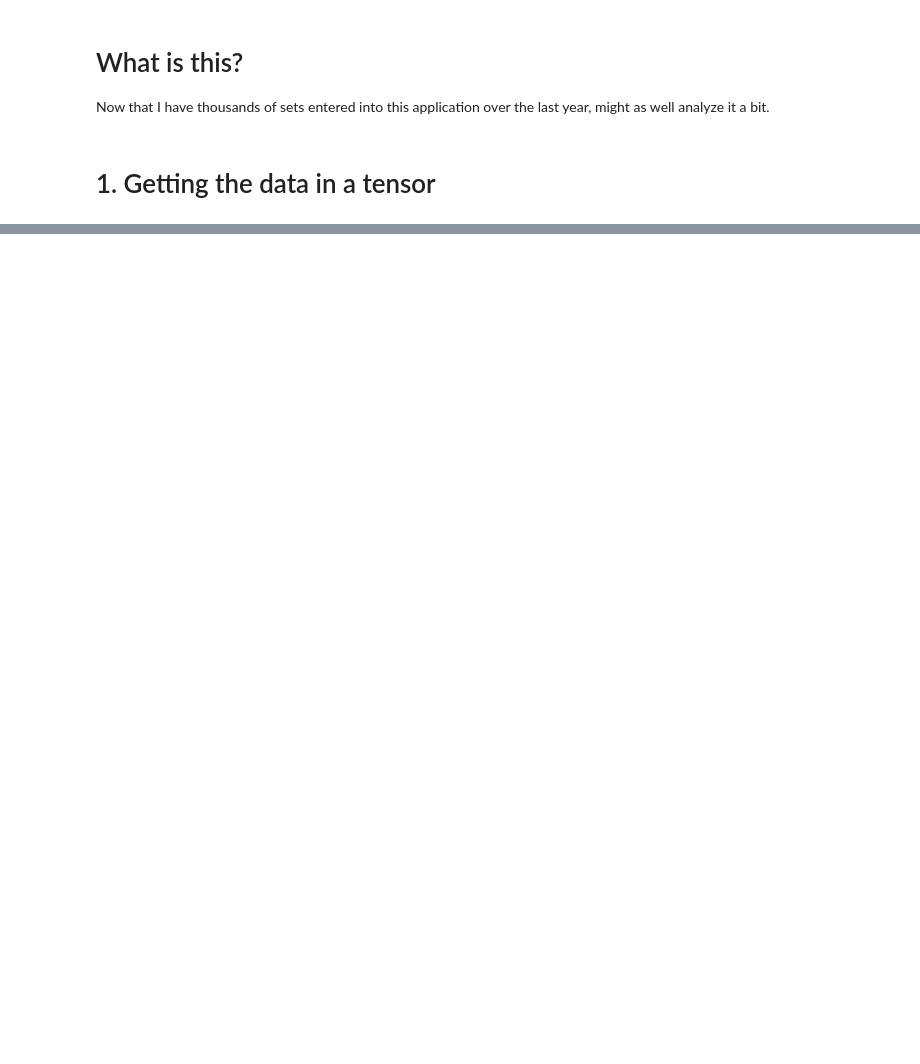
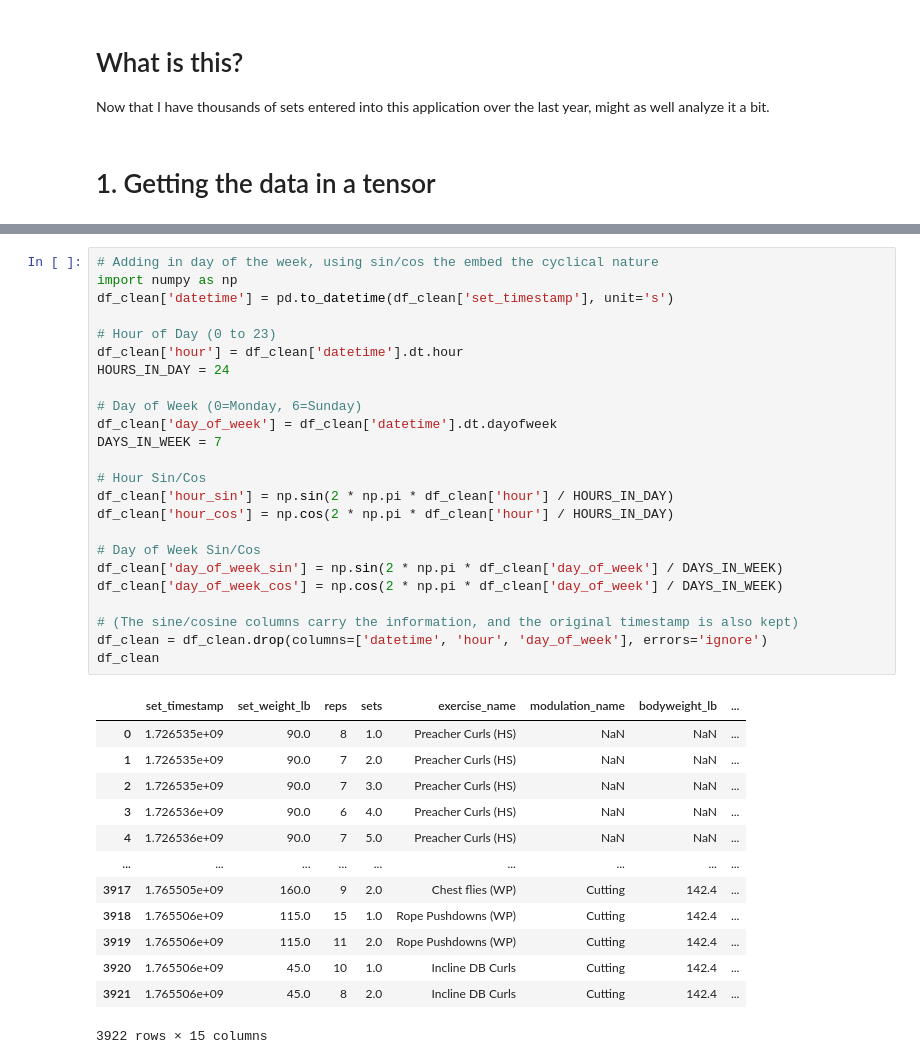
Before and after one commit to robbiehammond/GainsIQ, a Jupyter notebook: analysis/analysis.ipynb, the cells around one changed output, grey strips where cells are left out. Saved outputs shown, nothing was run; the diff lists cells and outputs as text; blank space fills up the shorter version.

```diff
--- a/analysis/analysis.ipynb
+++ b/analysis/analysis.ipynb
@@ -96,3 +196,41 @@ df
+# %%
+# Adding in day of the week, using sin/cos the embed the cyclical nature
+import numpy as np
+df_clean['datetime'] = pd.to_datetime(df_clean['set_timestamp'], unit='s')
+
+# Hour of Day (0 to 23)
+df_clean['hour'] = df_clean['datetime'].dt.hour
+HOURS_IN_DAY = 24
+
+# Day of Week (0=Monday, 6=Sunday)
+df_clean['day_of_week'] = df_clean['datetime'].dt.dayofweek
+DAYS_IN_WEEK = 7
+
+# Hour Sin/Cos
+df_clean['hour_sin'] = np.sin(2 * np.pi * df_clean['hour'] / HOURS_IN_DAY)
+df_clean['hour_cos'] = np.cos(2 * np.pi * df_clean['hour'] / HOURS_IN_DAY)
+
+# Day of Week Sin/Cos
+df_clean['day_of_week_sin'] = np.sin(2 * np.pi * df_clean['day_of_week'] / DAYS_IN_WEEK)
+df_clean['day_of_week_cos'] = np.cos(2 * np.pi * df_clean['day_of_week'] / DAYS_IN_WEEK)
+
+# (The sine/cosine columns carry the information, and the original timestamp is also kept)
+df_clean = df_clean.drop(columns=['datetime', 'hour', 'day_of_week'], errors='ignore')
+df_clean
+# %% [output]
+|  | set_timestamp | set_weight_lb | reps | sets | exercise_name | modulation_name | bodyweight_lb | ... |
+| 0 | 1.726535e+09 | 90.0 | 8 | 1.0 | Preacher Curls (HS) | NaN | NaN | ... |
+| 1 | 1.726535e+09 | 90.0 | 7 | 2.0 | Preacher Curls (HS) | NaN | NaN | ... |
+| 2 | 1.726535e+09 | 90.0 | 7 | 3.0 | Preacher Curls (HS) | NaN | NaN | ... |
+| 3 | 1.726536e+09 | 90.0 | 6 | 4.0 | Preacher Curls (HS) | NaN | NaN | ... |
+| 4 | 1.726536e+09 | 90.0 | 7 | 5.0 | Preacher Curls (HS) | NaN | NaN | ... |
+| ... | ... | ... | ... | ... | ... | ... | ... | ... |
+| 3917 | 1.765505e+09 | 160.0 | 9 | 2.0 | Chest flies (WP) | Cutting | 142.4 | ... |
+| 3918 | 1.765506e+09 | 115.0 | 15 | 1.0 | Rope Pushdowns (WP) | Cutting | 142.4 | ... |
+| 3919 | 1.765506e+09 | 115.0 | 11 | 2.0 | Rope Pushdowns (WP) | Cutting | 142.4 | ... |
+| 3920 | 1.765506e+09 | 45.0 | 10 | 1.0 | Incline DB Curls | Cutting | 142.4 | ... |
+| 3921 | 1.765506e+09 | 45.0 | 8 | 2.0 | Incline DB Curls | Cutting | 142.4 | ... |
+3922 rows × 15 columns
 # %%
 import torch
 
```
Also changed, not shown: parts of 8 cells of this notebook.
